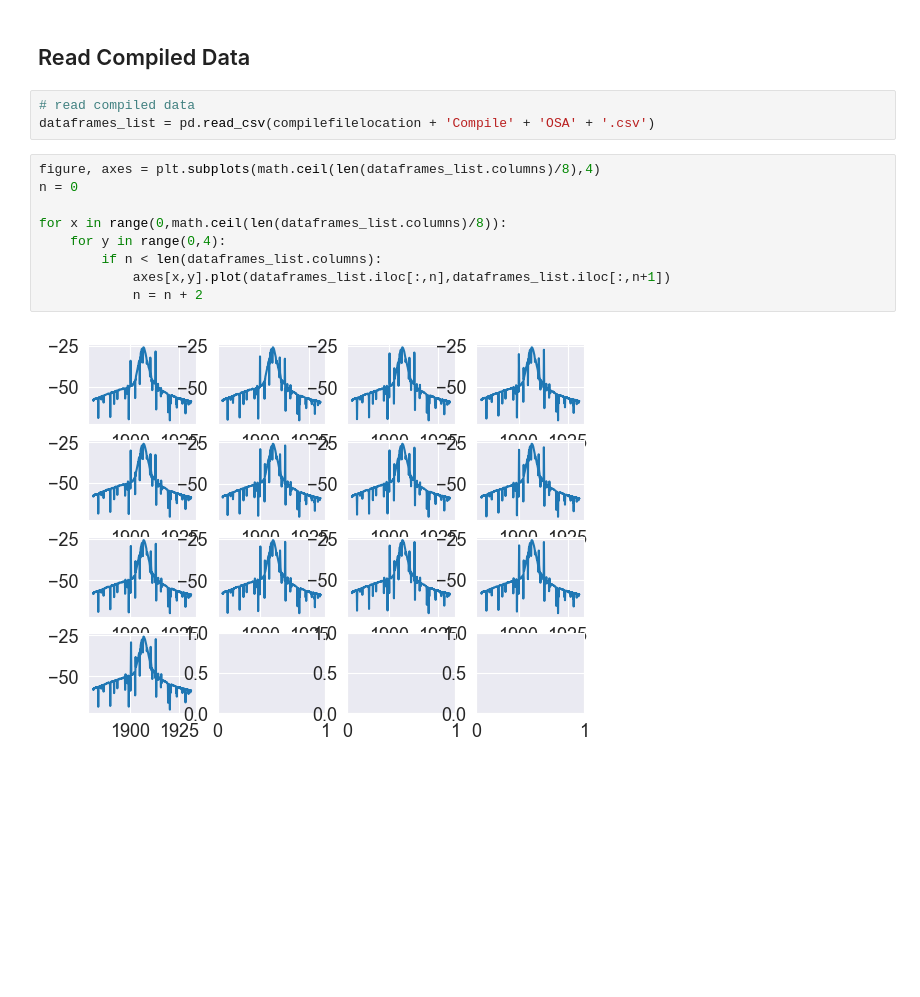
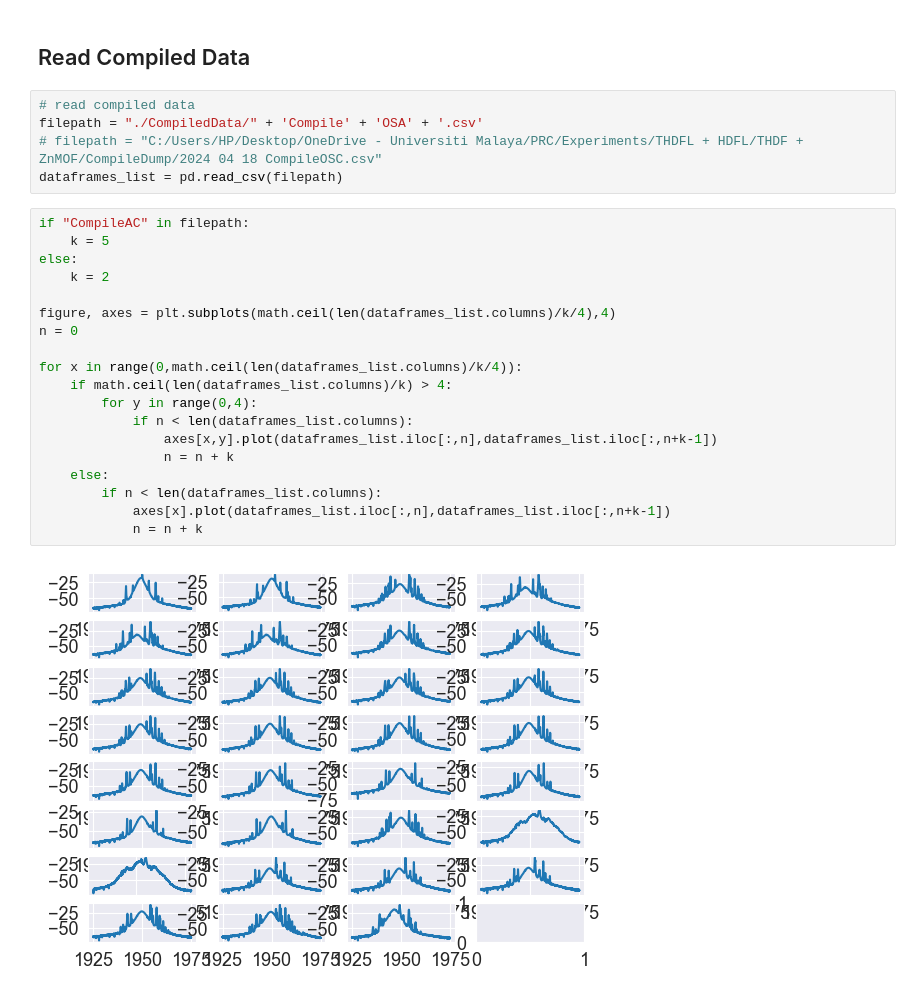
Before and after one commit to NiwEoj/Graph-o-matic-6000, a Jupyter notebook: graphs.ipynb, the cells around one changed output. Cells and saved outputs as stored; diff of their text form; blank space fills up the shorter version.

```diff
--- a/graphs.ipynb
+++ b/graphs.ipynb
@@ -144,17 +144,29 @@ for x in list_of_folders:
         dataframes_list[dirs.index(x)].to_csv(compilefilelocation + 'Compile' + x + '.csv',index=False)
 # %% [markdown]
 ## Read Compiled Data
-# %%
-# read compiled data
-dataframes_list = pd.read_csv(compilefilelocation + 'Compile' + 'OSA' + '.csv')
+# %%
+# read compiled data
+filepath = "./CompiledData/" + 'Compile' + 'OSA' + '.csv'
+# filepath = "C:/Users/HP/Desktop/OneDrive - Universiti Malaya/PRC/Experiments/THDFL + HDFL/THDF + ZnMOF/CompileDump/2024 04 18 CompileOSC.csv"
+dataframes_list = pd.read_csv(filepath)
 # %%
-figure, axes = plt.subplots(math.ceil(len(dataframes_list.columns)/8),4)
+if "CompileAC" in filepath:
+    k = 5
+else:
+    k = 2
+
+figure, axes = plt.subplots(math.ceil(len(dataframes_list.columns)/k/4),4)
 n = 0
 
-for x in range(0,math.ceil(len(dataframes_list.columns)/8)):
-    for y in range(0,4):
+for x in range(0,math.ceil(len(dataframes_list.columns)/k/4)):
+    if math.ceil(len(dataframes_list.columns)/k) > 4:
+        for y in range(0,4):
+            if n < len(dataframes_list.columns):
+                axes[x,y].plot(dataframes_list.iloc[:,n],dataframes_list.iloc[:,n+k-1])
+                n = n + k
+    else:
         if n < len(dataframes_list.columns):
-            axes[x,y].plot(dataframes_list.iloc[:,n],dataframes_list.iloc[:,n+1])
-            n = n + 2
+            axes[x].plot(dataframes_list.iloc[:,n],dataframes_list.iloc[:,n+k-1])
+            n = n + k
 # %% [output]
-[figure, old version]
+[figure, new version]
```
Also changed, not shown: parts of 3 cells of this notebook.
